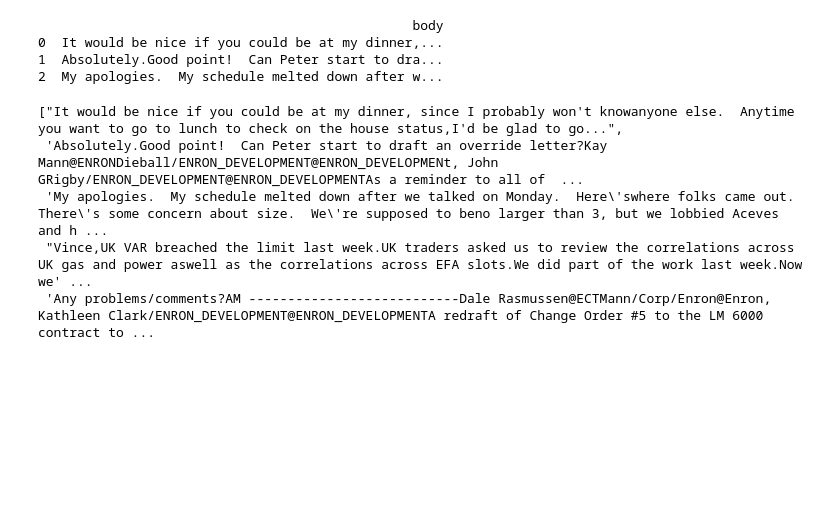
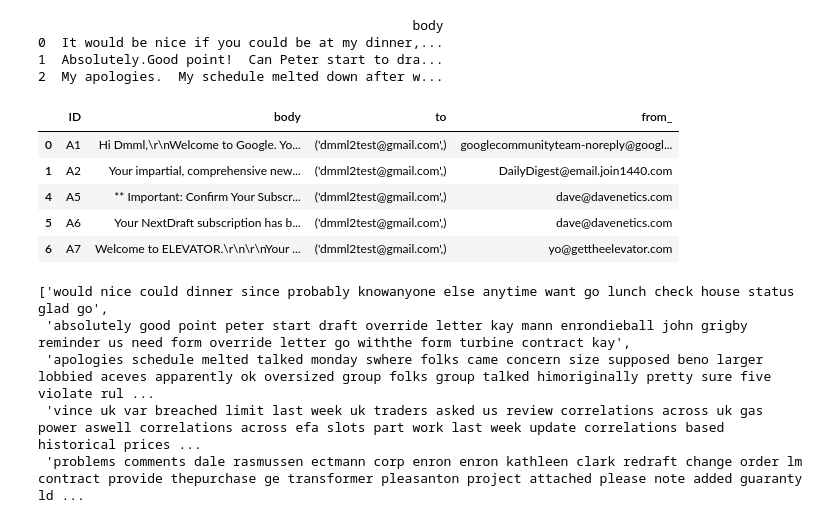
Before and after one commit to KrishnanunniRaju/Personalized-Email-Recommendation-System, a Jupyter notebook: BERTopic.ipynb, the cells around one changed output. Saved outputs shown, nothing was run; the diff lists cells and outputs as text; code cells hidden in the pictures; blank space fills up the shorter version.

Commit message:
Improvement
- Added Gmail data for clustering
- Code added to cluster each email in the Gmail dataset.
- Improved the data used for BERTopic

```diff
--- a/BERTopic.ipynb
+++ b/BERTopic.ipynb
@@ -108,3 +123,14 @@ print(email_df.head(3))
 0  It would be nice if you could be at my dinner,...
 1  Absolutely.Good point!  Can Peter start to dra...
 2  My apologies.  My schedule melted down after w...
+# %%
+gmail_data=pd.read_csv('C:\\Users\\user\\Downloads\\MailBodyOutput2.csv')
+gmail_data.dropna(inplace=True)
+gmail_data.head()
+# %% [output]
+|  | ID | body | to | from_ |
+| 0 | A1 | Hi Dmml,\r\nWelcome to Google. Yo... | ('dmml2test@gmail.com',) | googlecommunityteam-noreply@googl... |
+| 1 | A2 | Your impartial, comprehensive new... | ('dmml2test@gmail.com',) | DailyDigest@email.join1440.com |
+| 4 | A5 | ** Important: Confirm Your Subscr... | ('dmml2test@gmail.com',) | dave@davenetics.com |
+| 5 | A6 | Your NextDraft subscription has b... | ('dmml2test@gmail.com',) | dave@davenetics.com |
+| 6 | A7 | Welcome to ELEVATOR.\r\n\r\nYour ... | ('dmml2test@gmail.com',) | yo@gettheelevator.com |
@@ -113,11 +143,15 @@ docs = list(email_df.loc[:, "body"].values)
 # %%
-docs[:5]
+doc=[]
+for x in docs:
+    doc.append(' '.join(x))
-# %% [output]
-["It would be nice if you could be at my dinner, since I probably won't knowanyone else.  Anytime you want to go to lunch to check on the house status,I'd be glad to go...",
- 'Absolutely.Good point!  Can Peter start to draft an override letter?Kay Mann@ENRONDieball/ENRON_DEVELOPMENT@ENRON_DEVELOPMENt, John GRigby/ENRON_DEVELOPMENT@ENRON_DEVELOPMENTAs a reminder to all of  ...
- 'My apologies.  My schedule melted down after we talked on Monday.  Here\'swhere folks came out.  There\'s some concern about size.  We\'re supposed to beno larger than 3, but we lobbied Aceves and h ...
- "Vince,UK VAR breached the limit last week.UK traders asked us to review the correlations across UK gas and power aswell as the correlations across EFA slots.We did part of the work last week.Now we' ...
- 'Any problems/comments?AM ---------------------------Dale Rasmussen@ECTMann/Corp/Enron@Enron, Kathleen Clark/ENRON_DEVELOPMENT@ENRON_DEVELOPMENTA redraft of Change Order #5 to the LM 6000 contract to ...
+# %%
+doc[:5]
+# %% [output]
+['would nice could dinner since probably knowanyone else anytime want go lunch check house status glad go',
+ 'absolutely good point peter start draft override letter kay mann enrondieball john grigby reminder us need form override letter go withthe form turbine contract kay',
+ 'apologies schedule melted talked monday swhere folks came concern size supposed beno larger lobbied aceves apparently ok oversized group folks group talked himoriginally pretty sure five violate rul ...
+ 'vince uk var breached limit last week uk traders asked us review correlations across uk gas power aswell correlations across efa slots part work last week update correlations based historical prices ...
+ 'problems comments dale rasmussen ectmann corp enron enron kathleen clark redraft change order lm contract provide thepurchase ge transformer pleasanton project attached please note added guaranty ld ...
 # %%
 model = BERTopic(language="english")
 # %%
```
Also changed, not shown: parts of 20 cells of this notebook.
